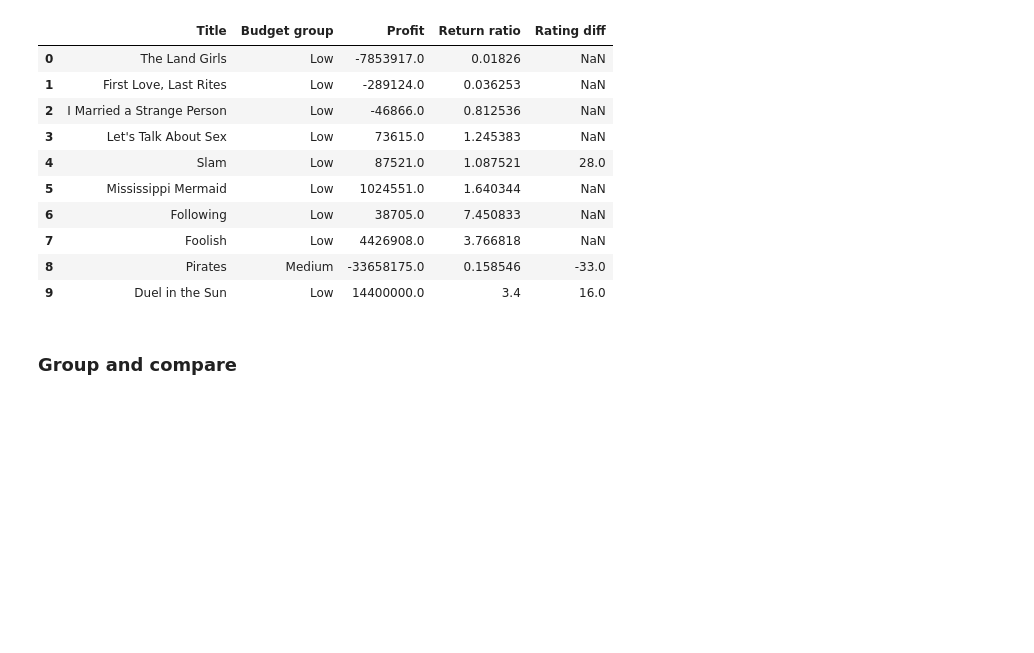
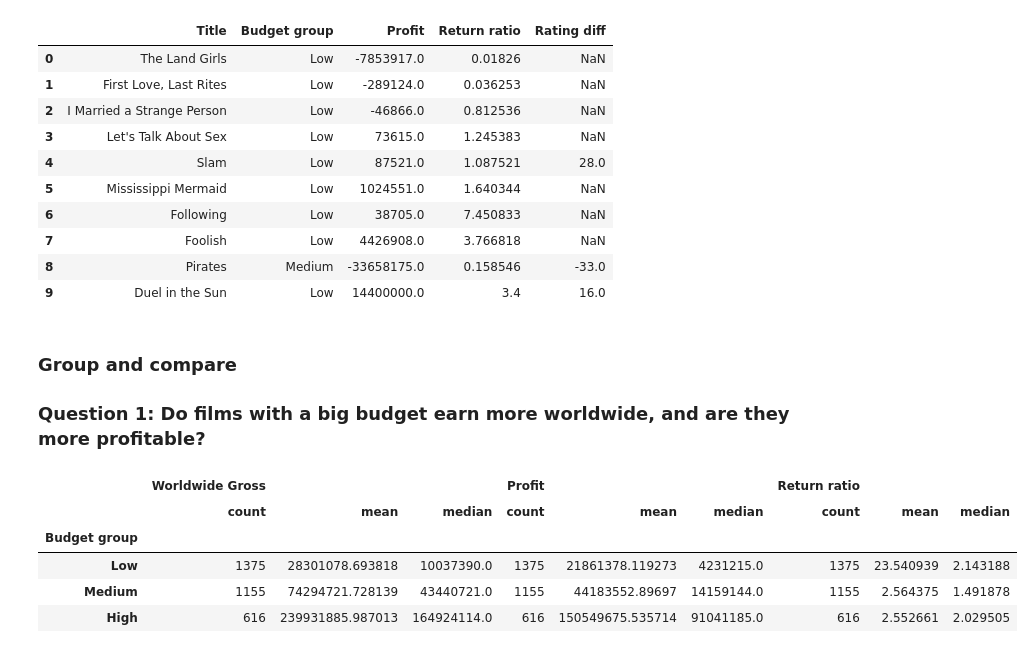
Before and after one commit to marynarymkevich/code-labs, a Jupyter notebook: DataAnalysis/Project/movies.ipynb, the cells around one changed output. Cells and saved outputs as stored; diff of their text form; code cells hidden in the pictures; blank space fills up the shorter version.

```diff
--- a/DataAnalysis/Project/movies.ipynb
+++ b/DataAnalysis/Project/movies.ipynb
@@ -302,3 +305,14 @@ movies[['Title', 'Budget group', 'Profit', 'Return ratio', 'Rating diff']].head(
 | 9 | Duel in the Sun | Low | 14400000.0 | 3.4 | 16.0 |
 # %% [markdown]
 ### Group and compare
+
+### Question 1: Do films with a big budget earn more worldwide, and are they more profitable?
+# %%
+movies.groupby('Budget group')[['Worldwide Gross', 'Profit', 'Return ratio']].agg(['count', 'mean', 'median'])
+# %% [output]
+|  | Worldwide Gross |  |  | Profit |  |  | Return ratio |  |  |
+|  | count | mean | median | count | mean | median | count | mean | median |
+| Budget group |  |  |  |  |  |  |  |  |  |
+| Low | 1375 | 28301078.693818 | 10037390.0 | 1375 | 21861378.119273 | 4231215.0 | 1375 | 23.540939 | 2.143188 |
+| Medium | 1155 | 74294721.728139 | 43440721.0 | 1155 | 44183552.89697 | 14159144.0 | 1155 | 2.564375 | 1.491878 |
+| High | 616 | 239931885.987013 | 164924114.0 | 616 | 150549675.535714 | 91041185.0 | 616 | 2.552661 | 2.029505 |
```
Also changed, not shown: parts of 10 cells of this notebook.
